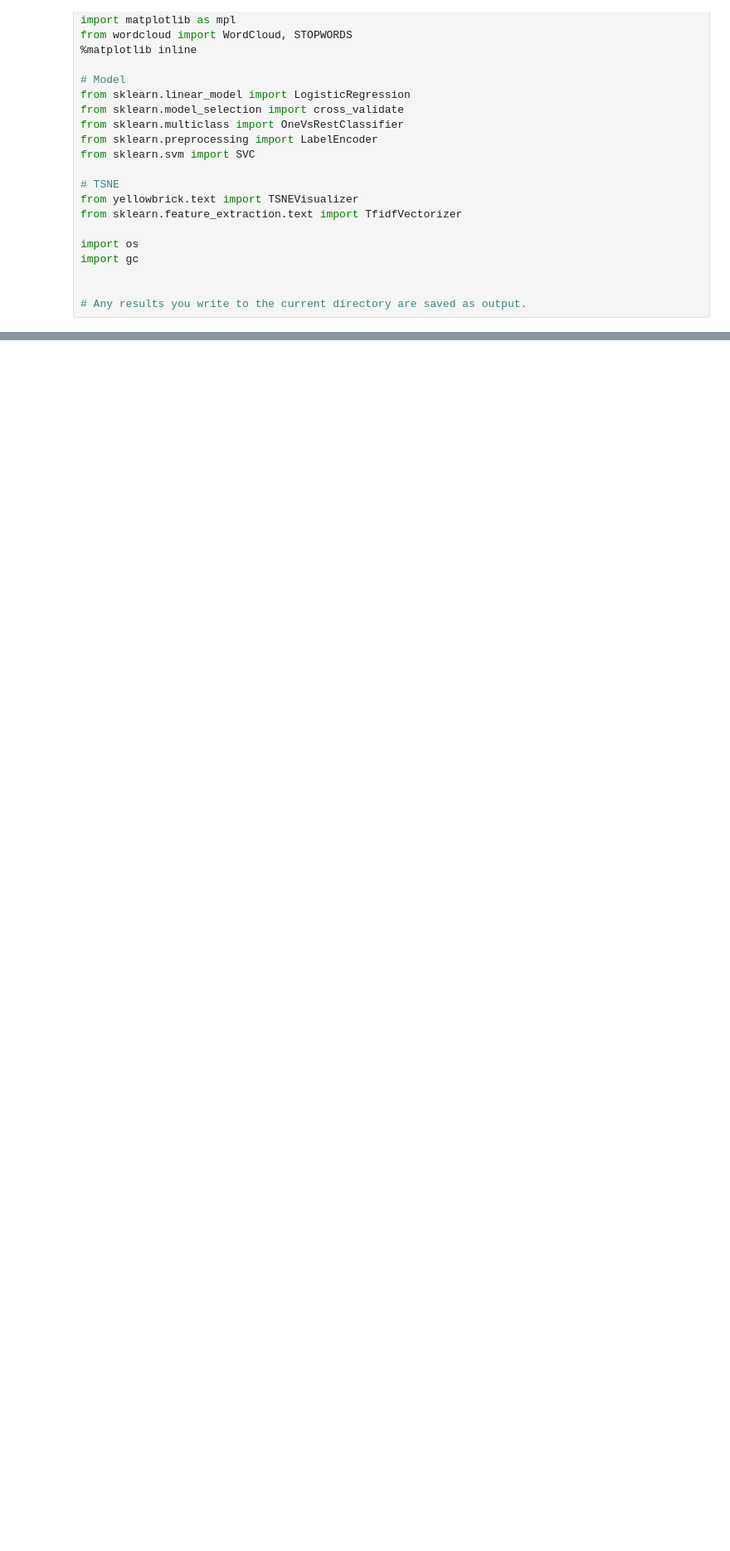
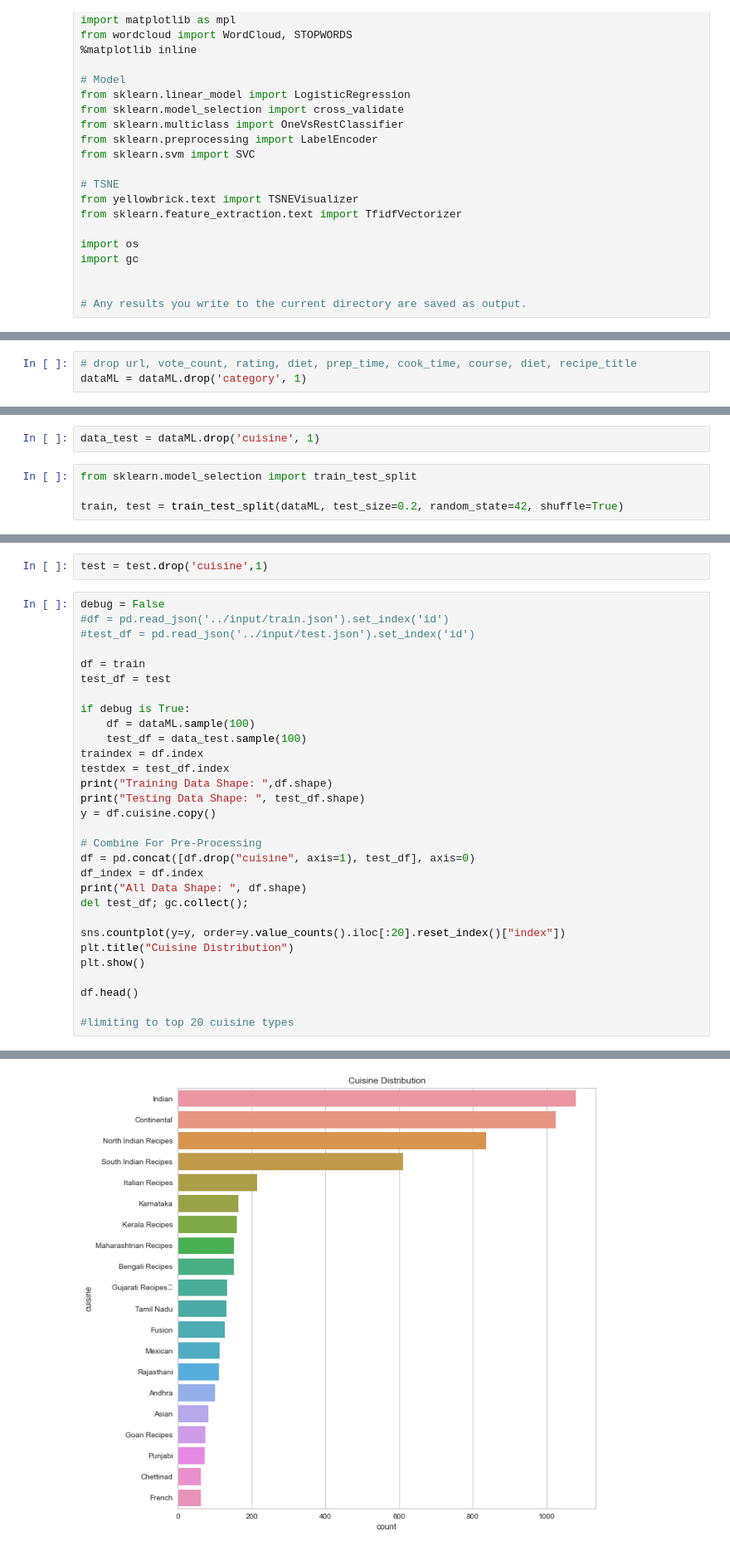
Before and after one commit to samcana/final-project, a Jupyter notebook: ML_Predictor_Maybe.ipynb, the cells around one changed output, grey strips where cells are left out. Shown: that part at 83% size. Cells and saved outputs as stored; diff of their text form; blank space fills up the shorter version.

```diff
--- a/ML_Predictor_Maybe.ipynb
+++ b/ML_Predictor_Maybe.ipynb
@@ -52,0 +75,3 @@ data
+# %%
+# drop url, vote_count, rating, diet, prep_time, cook_time, course, diet, recipe_title
+dataML = dataML.drop('category', 1)
@@ -52,0 +84,6 @@ data
+# %%
+data_test = dataML.drop('cuisine', 1)
+# %%
+from sklearn.model_selection import train_test_split
+
+train, test = train_test_split(dataML, test_size=0.2, random_state=42, shuffle=True)
@@ -52,0 +106,33 @@ data
+# %%
+test = test.drop('cuisine',1)
+# %%
+debug = False
+#df = pd.read_json('../input/train.json').set_index('id')
+#test_df = pd.read_json('../input/test.json').set_index('id')
+
+df = train
+test_df = test
+
+if debug is True:
+    df = dataML.sample(100)
+    test_df = data_test.sample(100)
+traindex = df.index
+testdex = test_df.index
+print("Training Data Shape: ",df.shape)
+print("Testing Data Shape: ", test_df.shape)
+y = df.cuisine.copy()
+
+# Combine For Pre-Processing
+df = pd.concat([df.drop("cuisine", axis=1), test_df], axis=0)
+df_index = df.index
+print("All Data Shape: ", df.shape)
+del test_df; gc.collect();
+
+sns.countplot(y=y, order=y.value_counts().iloc[:20].reset_index()["index"])
+plt.title("Cuisine Distribution")
+plt.show()
+
+df.head()
+
+#limiting to top 20 cuisine types
+# %% [output]
@@ -52,0 +142 @@ data
+[figure, added]
```
Also changed, not shown: parts of 35 cells of this notebook, 13 other files.
